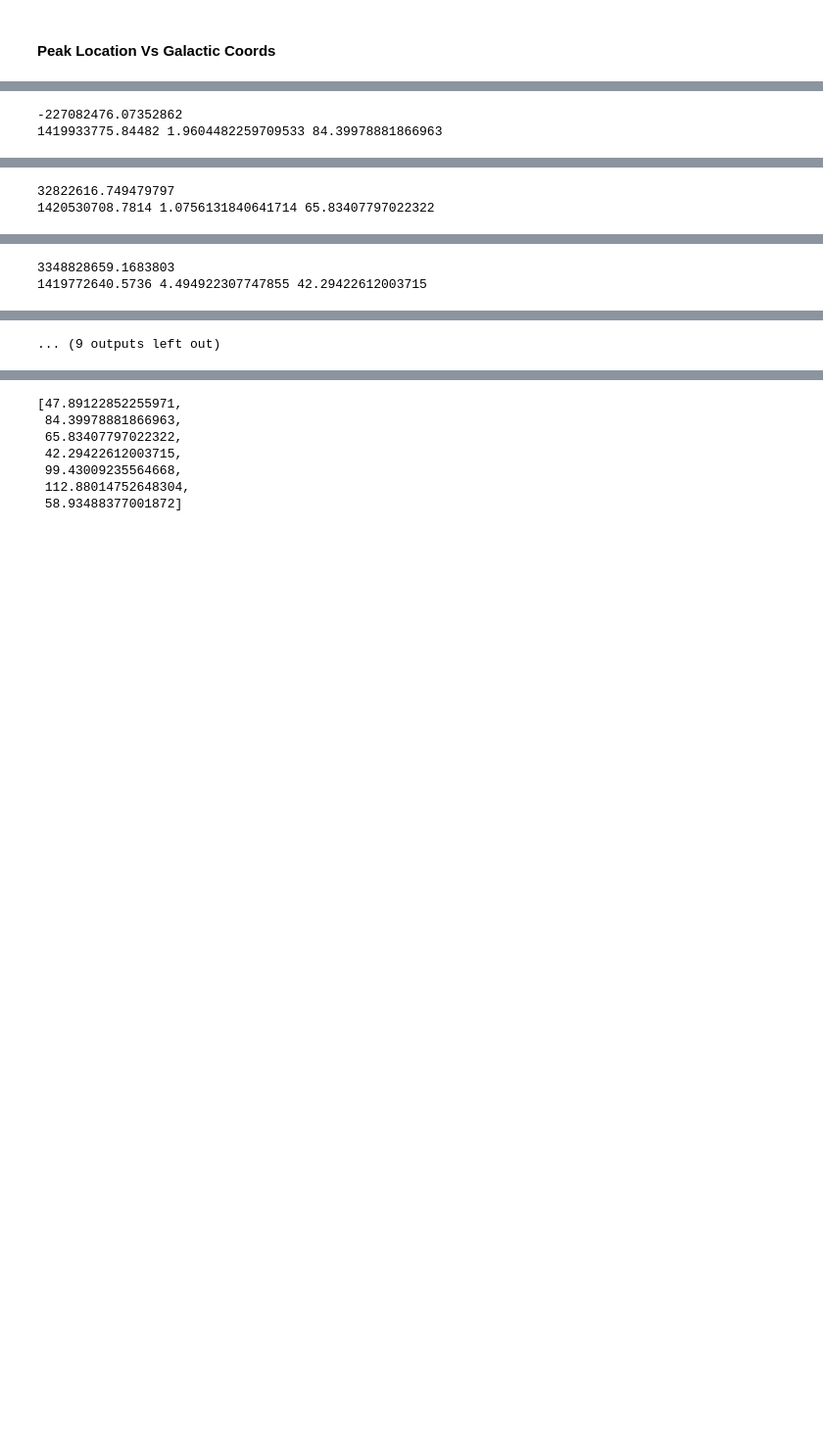
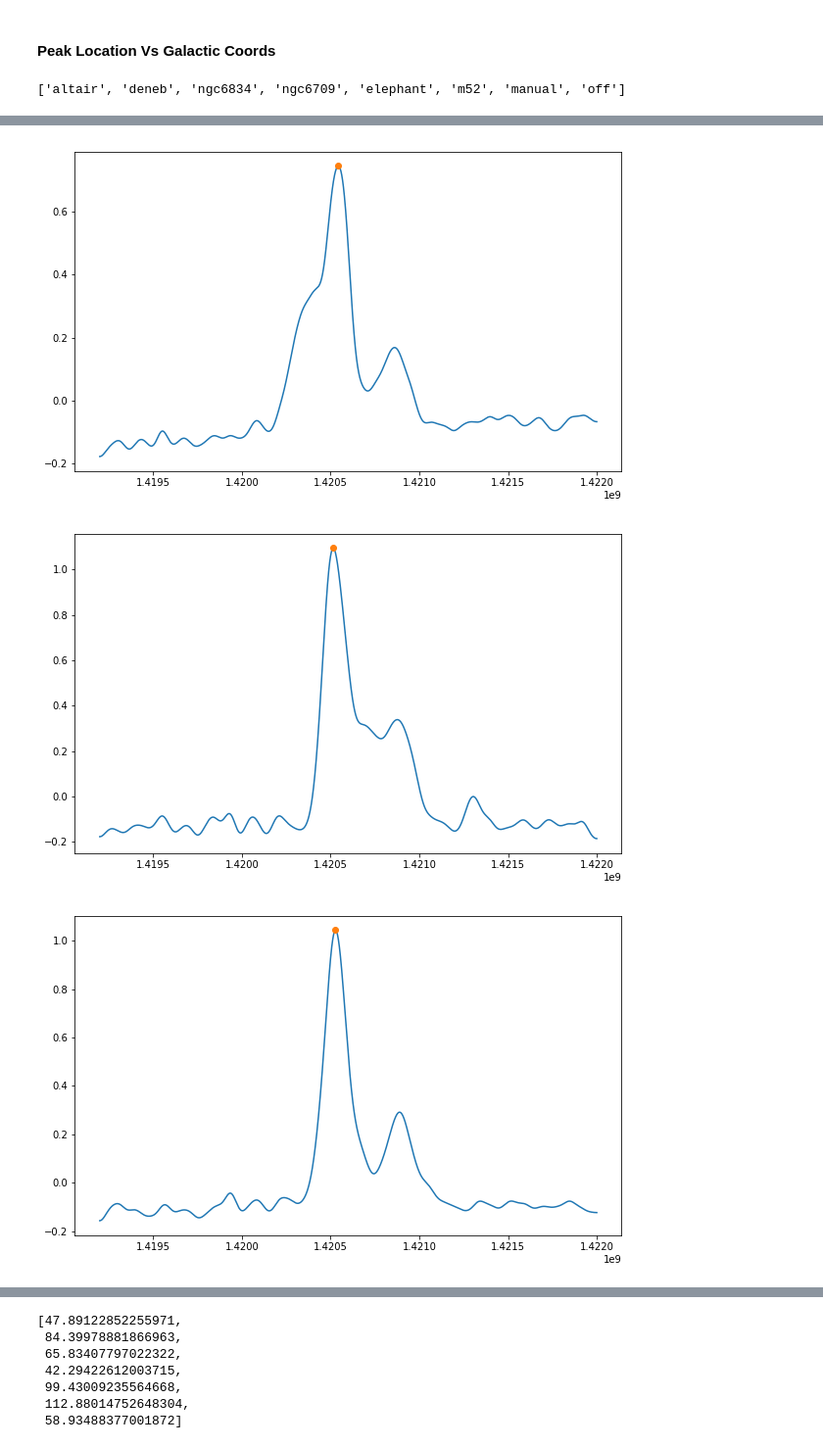
Before and after one commit to ShaabanM/ast2050_lab3, a Jupyter notebook: Analysis.ipynb, the cells around one changed output, grey strips where cells are left out. Shown: that part at 98% size. Drawn from its saved outputs; the diff is of its cells as text; code cells hidden in the pictures; blank space fills up the shorter version.

```diff
--- a/Analysis.ipynb
+++ b/Analysis.ipynb
@@ -222,3 +217,7 @@ def get_rt(l,b):
+# %%
+keys
+# %% [output]
+['altair', 'deneb', 'ngc6834', 'ngc6709', 'elephant', 'm52', 'manual', 'off']
 # %%
 keys = list(locg.keys())
 longs = []
@@ -237,7 +236,7 @@ for i in range(1,len(keys)):
         y[np.argmax(y)] = np.mean(y)
         y[np.argmin(y)] = np.mean(y)
 
-    signal, peak = get_signal(y-np.mean(y), filter=True,sigma=0)
+    signal, peak = get_signal(y-np.mean(y), filter=True,sigma=50)
     long = locg[keys[i-1]].l.deg
     lat = locg[keys[i-1]].b.deg
 
@@ -245,7 +244,7 @@ for i in range(1,len(keys)):
     longs.insert(i-1,long)
     lats.insert(i-1,lat)
 
-    print(np.mean(x*y))
+    #print(np.mean(x*y))
     print(x[peak],lat,long)
     plt.figure()
     plt.plot(x,signal)
@@ -258,2 +259,0 @@ for i in range(1,len(keys)):
--227082476.07352862
-1419933775.84482 1.9604482259709533 84.39978881866963
@@ -262,2 +259,0 @@ for i in range(1,len(keys)):
-32822616.749479797
-1420530708.7814 1.0756131840641714 65.83407797022322
@@ -266,2 +259,0 @@ for i in range(1,len(keys)):
-3348828659.1683803
-1419772640.5736 4.494922307747855 42.29422612003715
@@ -270 +260,3 @@ for i in range(1,len(keys)):
-... (9 outputs left out)
+[figure, added]
+[figure, added]
+[figure, added]
```
Also changed, not shown: parts of 30 cells of this notebook.
